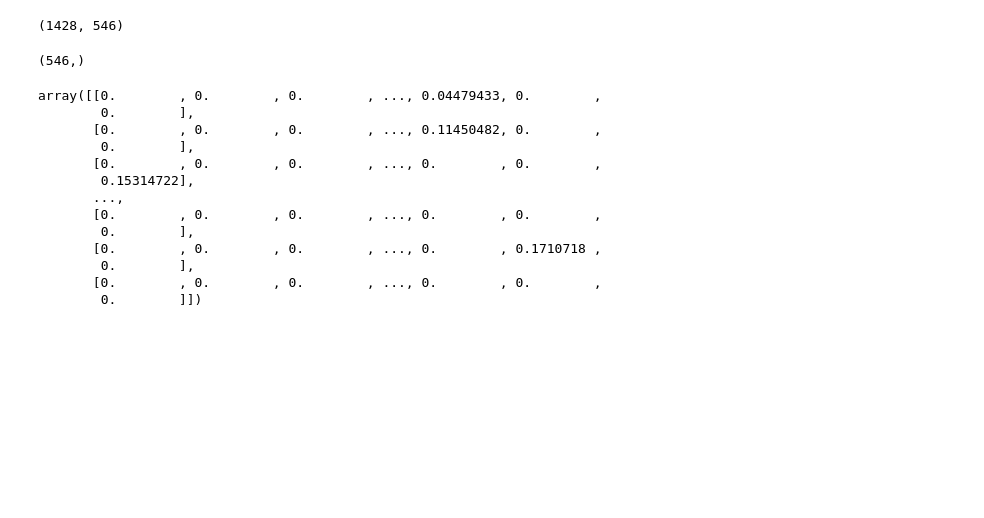
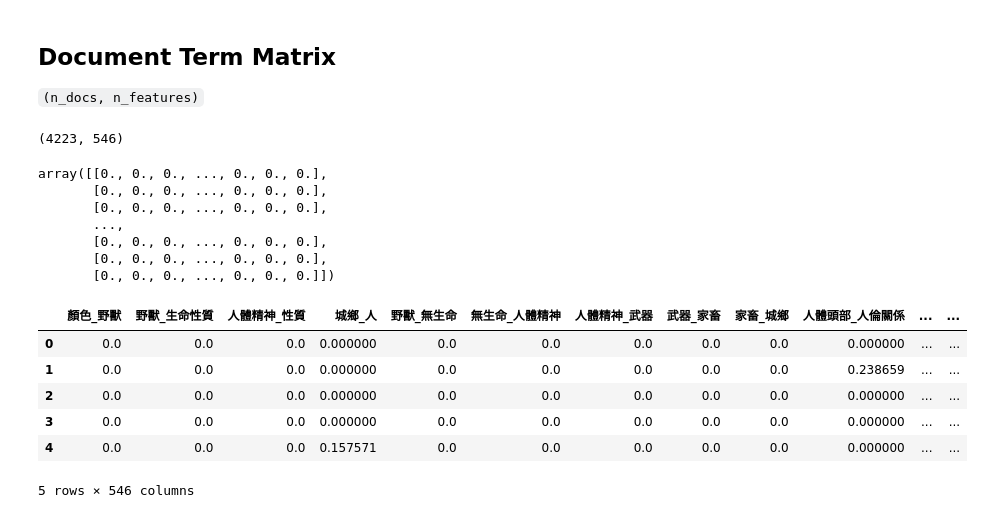
Before and after one commit to liao961120/cilin, a Jupyter notebook: etc/classification.ipynb, the cells around one changed output. Drawn from its saved outputs; the diff is of its cells as text; code cells hidden in the pictures; blank space fills up the shorter version.

```diff
--- a/etc/classification.ipynb
+++ b/etc/classification.ipynb
@@ -17,3 +12,10 @@ Tagger = RadicalSemanticTagger(all_words=all_words)
 # %%
-Tagger.encode_doc(documents['Aa01'])
+C = Cilin(trad=True)
+documents = { k:list(v) for k, v in C.category_split(level=4).items() }
+
+all_words = chain.from_iterable(documents.values())
+Tagger = RadicalSemanticTagger(all_words=all_words)
+
+print(sample(Tagger.features, 8))
+Tagger.encode_doc(documents['Aa01A'])
 # %% [output]
@@ -21,7 +40,10 @@ Tagger.encode_doc(documents['Aa01'])
+# %% [markdown]
+## Document Term Matrix
+
+`(n_docs, n_features)`
 # %%
 import numpy as np
 from sklearn.feature_extraction.text import TfidfTransformer
-
 
 doc2id = { doc:i for i, doc in enumerate(documents.keys()) }
 id2doc = { v:k for k, v in doc2id.items() }
@@ -31,28 +53,35 @@ for doc in doc2id:
     doc = Tagger.encode_doc(documents[doc])
     count_mat.append(doc)
 count_mat = np.array(count_mat)
-count_mat.shape
+print(count_mat.shape)
+
+# TF-IDF weighting
+idf = TfidfTransformer().fit(count_mat)
+# print(idf.idf_.shape)
+tf_idf_mat = idf.transform(count_mat) #.toarray()
+tf_idf_mat.toarray()
 # %% [output]
-(1428, 546)
+(4223, 546)
+array([[0., 0., 0., ..., 0., 0., 0.],
+       [0., 0., 0., ..., 0., 0., 0.],
+       [0., 0., 0., ..., 0., 0., 0.],
+       ...,
+       [0., 0., 0., ..., 0., 0., 0.],
+       [0., 0., 0., ..., 0., 0., 0.],
+       [0., 0., 0., ..., 0., 0., 0.]])
-# %%
-idf = TfidfTransformer().fit(count_mat)
-print(idf.idf_.shape)
-# %% [output]
-(546,)
-# %%
-tf_idf_mat = idf.transform(count_mat) #.toarray()
-tf_idf_mat.toarray()
-# %% [output]
-array([[0.        , 0.        , 0.        , ..., 0.04479433, 0.        ,
-        0.        ],
-       [0.        , 0.        , 0.        , ..., 0.11450482, 0.        ,
-        0.        ],
-       [0.        , 0.        , 0.        , ..., 0.        , 0.        ,
-        0.15314722],
-       ...,
-       [0.        , 0.        , 0.        , ..., 0.        , 0.        ,
-        0.        ],
-       [0.        , 0.        , 0.        , ..., 0.        , 0.1710718 ,
-        0.        ],
-       [0.        , 0.        , 0.        , ..., 0.        , 0.        ,
-        0.        ]])
+# %%
+import numpy as np
+import pandas as pd
+from sklearn.svm import SVC
+from sklearn.metrics import classification_report, confusion_matrix
+
+df_feat = pd.DataFrame(tf_idf_mat.toarray(), columns=Tagger.idx2feat.values())
+df_feat.head()
+# %% [output]
+|  | 顏色_野獸 | 野獸_生命性質 | 人體精神_性質 | 城鄉_人 | 野獸_無生命 | 無生命_人體精神 | 人體精神_武器 | 武器_家畜 | 家畜_城鄉 | 人體頭部_人倫關係 | ... | ... |
+| 0 | 0.0 | 0.0 | 0.0 | 0.000000 | 0.0 | 0.0 | 0.0 | 0.0 | 0.0 | 0.000000 | ... | ... |
+| 1 | 0.0 | 0.0 | 0.0 | 0.000000 | 0.0 | 0.0 | 0.0 | 0.0 | 0.0 | 0.238659 | ... | ... |
+| 2 | 0.0 | 0.0 | 0.0 | 0.000000 | 0.0 | 0.0 | 0.0 | 0.0 | 0.0 | 0.000000 | ... | ... |
+| 3 | 0.0 | 0.0 | 0.0 | 0.000000 | 0.0 | 0.0 | 0.0 | 0.0 | 0.0 | 0.000000 | ... | ... |
+| 4 | 0.0 | 0.0 | 0.0 | 0.157571 | 0.0 | 0.0 | 0.0 | 0.0 | 0.0 | 0.000000 | ... | ... |
+5 rows × 546 columns
```
Also changed, not shown: parts of 16 cells of this notebook.
